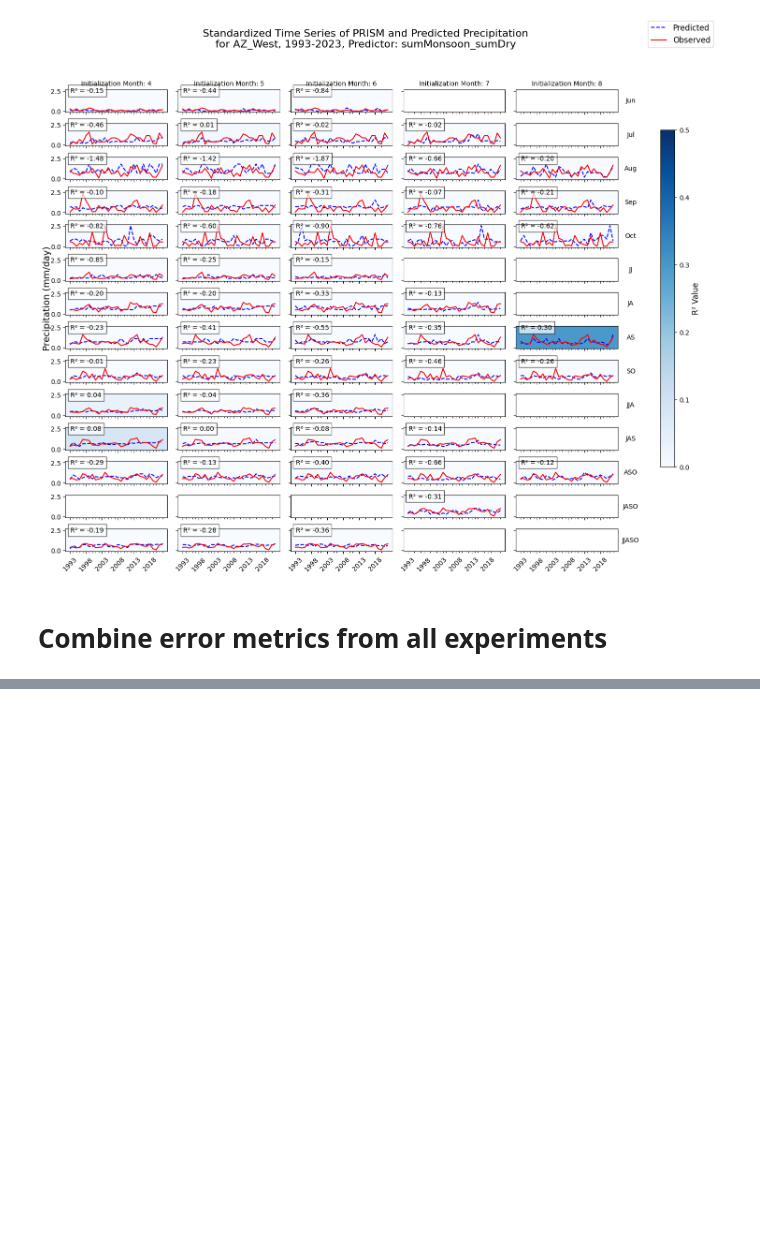
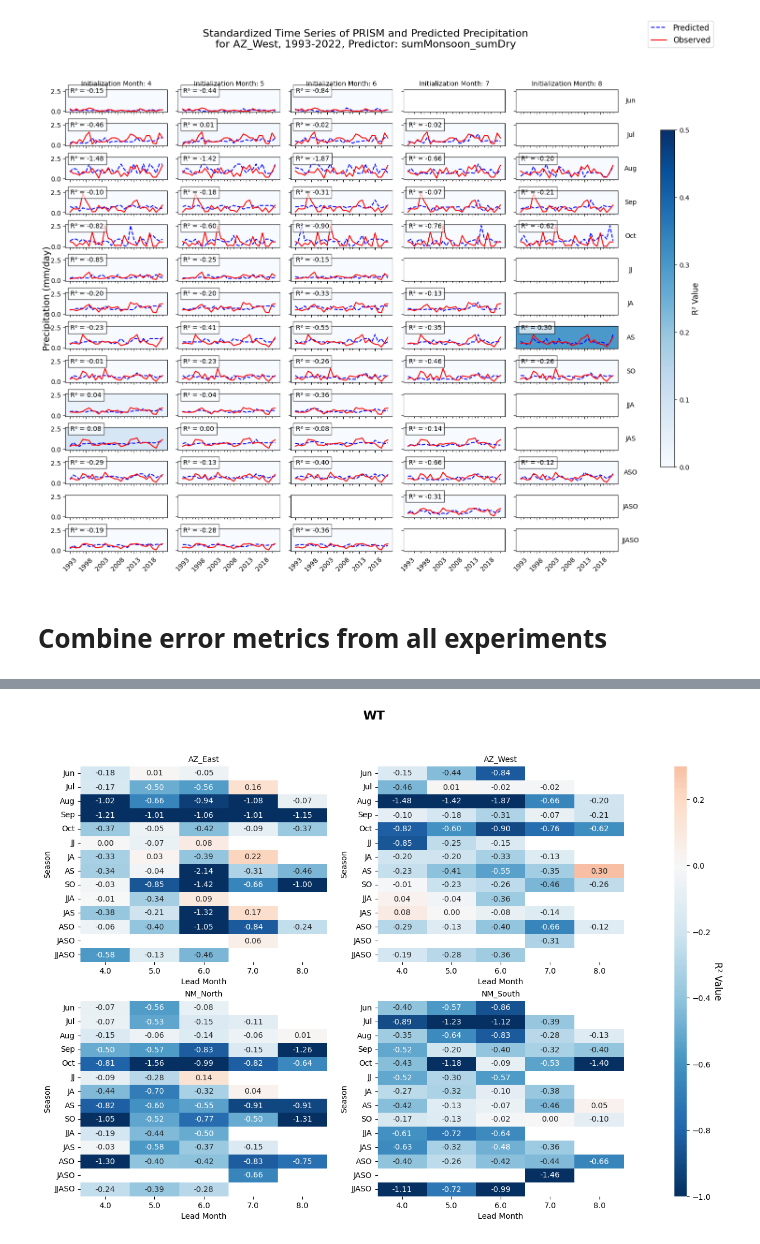
Before and after one commit to NinaOmani/S2S_Precipitation_Forecasting, a Jupyter notebook: B_Analog_S2S_PRCP_Forecast.ipynb, the cells around one changed output, grey strips where cells are left out. Saved outputs shown, nothing was run; the diff lists cells and outputs as text; code cells hidden in the pictures; blank space fills up the shorter version.

```diff
--- a/B_Analog_S2S_PRCP_Forecast.ipynb
+++ b/B_Analog_S2S_PRCP_Forecast.ipynb
@@ -41,3 +36,6 @@ Mounted at /content/drive
+# %%
+# Define the number of analogs
+K = 5
 # %%
 # Define hindcast and historic years
 hindcast_years = list(range(1981, 2023))  # 1981 to 2023 (last update: Feb 2024)
@@ -383,7 +385,7 @@ print(f"✅ Filtered dataset saved successfully: {output_file}")
 # %%
 # Define the forecast evaluation period
 year_start_metrics = 1993
-year_end_metrics = 2023
+year_end_metrics = 2022
 # %%
 # Filter the dataset for the specified forecast years and best-ranked analog (Rank == 1) to remove duplicated rows
 data_with_analog_WA_filtered = data_with_analog_WA[
@@ -569,6 +569,11 @@ from matplotlib import cm
 from sklearn.metrics import mean_absolute_error, mean_squared_error, r2_score
 from sklearn.model_selection import GridSearchCV
 from scipy.spatial.distance import mahalanobis
+# %%
+# Custom season order
+custom_season_order = ['Jun', 'Jul', 'Aug', 'Sep', 'Oct',
+                       'JJ', 'JA', 'AS', 'SO',
+                       'JJA', 'JAS', 'ASO', 'JASO', 'JJASO']
 # %%
 # Define file paths
 file_paths = {
@@ -653,0 +663,69 @@ metrics_df.to_csv(output_path, index=False)
+# %%
+import pandas as pd
+import seaborn as sns
+import matplotlib.pyplot as plt
+import matplotlib.gridspec as gridspec
+
+plot_data = metrics_df.copy()
+
+plot_data["season"] = pd.Categorical(plot_data["season"], categories=custom_season_order, ordered=True)
+
+# Drop duplicates and missing values
+plot_data = plot_data.dropna(subset=["region", "season", "lead_month", "r2"]).drop_duplicates()
+
+# Group to avoid pivot issues
+plot_data = (
+    plot_data.groupby(["experiment", "region", "season", "lead_month"], as_index=False, observed=True)[["r2"]]
+    .mean()
+)
+
+# Create heatmaps grouped by experiment, with 4 region subplots per figure
+experiments = plot_data["experiment"].unique()
+
+for experiment in experiments:
+    exp_df = plot_data[plot_data["experiment"] == experiment]
+    regions = exp_df["region"].unique()
+
+    for i in range(0, len(regions), 4):
+        region_chunk = regions[i:i+4]
+        n_subplots = len(region_chunk)
+
+        # Create a 2x2 grid with an extra space for the shared colorbar
+        fig = plt.figure(figsize=(14, 10))
+        gs = gridspec.GridSpec(2, 3, width_ratios=[1, 1, 0.05], wspace=0.3)
+
+        axes = [fig.add_subplot(gs[j // 2, j % 2]) for j in range(4)]
+        cbar_ax = fig.add_subplot(gs[:, 2])  # Shared colorbar axis (tall, right)
+
+        for j, region in enumerate(region_chunk):
+            ax = axes[j]
+            region_df = exp_df[exp_df["region"] == region]
+            r2_matrix = region_df.pivot(index="season", columns="lead_month", values="r2").reindex(custom_season_order)
+
+            sns.heatmap(
+                r2_matrix,
+                annot=True,
+                fmt=".2f",
+                cmap="RdBu_r",
+                vmin=-1,
+                vmax=0.3,
+                center=0,
+                ax=ax,
+                cbar=(j == 0),
+                cbar_ax=(cbar_ax if j == 0 else None)
+            )
+
+            ax.set_title(region, fontsize=10)
+            ax.set_xlabel("Lead Month")
+            ax.set_ylabel("Season")
+
+        # Hide unused axes
+        for k in range(n_subplots, 4):
+            axes[k].axis("off")
+
+        cbar_ax.set_ylabel("R² Value", fontsize=12, rotation=270, labelpad=15)
+        fig.suptitle(f"{experiment}", fontsize=16, fontweight="bold")
+        plt.tight_layout(rect=[0, 0, 0.95, 0.95])  # Leave space for colorbar
+        plt.show()
+# %% [output]
+[figure, added]
```
Also changed, not shown: parts of 13 cells of this notebook.
